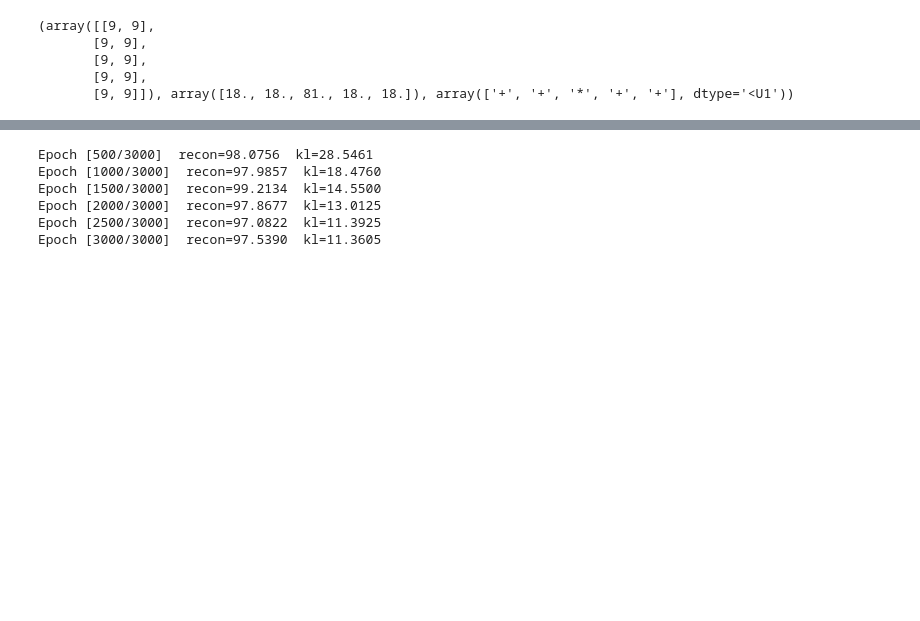
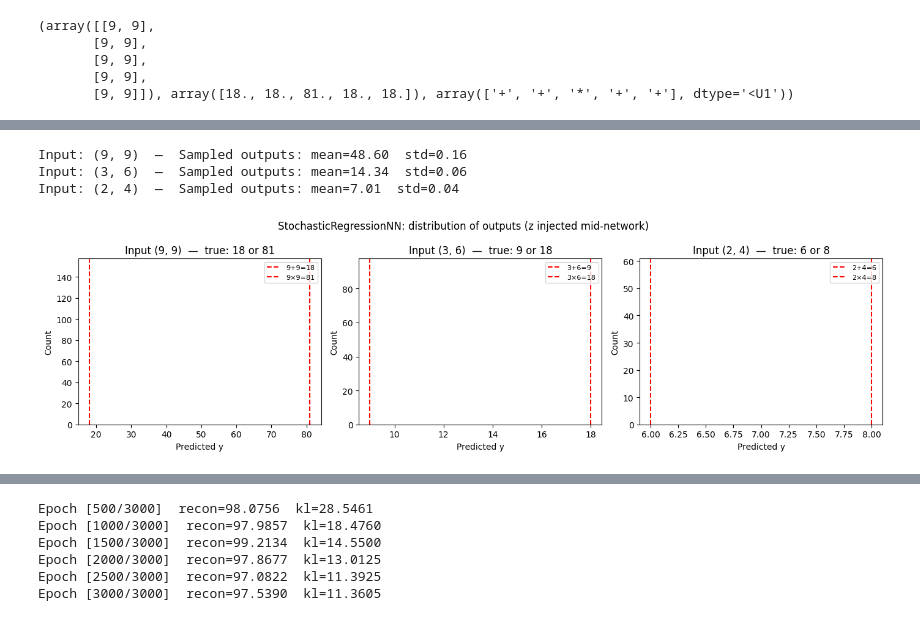
Before and after one commit to yassine2331/CBMC, a Jupyter notebook: notebooks/random_experiment.ipynb, the cells around one changed output, grey strips where cells are left out. Cells and saved outputs as stored; diff of their text form; code cells hidden in the pictures; blank space fills up the shorter version.

```diff
--- a/notebooks/random_experiment.ipynb
+++ b/notebooks/random_experiment.ipynb
@@ -79,0 +108,4 @@ class StochasticRegressionNN(nn.Module):
+# %%
+# Train StochasticRegressionNN with plain MSE — z is sampled inside the model
+model_srnn = StochasticRegressionNN()
+train(model_srnn, X_train, y_train, n_epochs=200, learning_rate=0.001)
@@ -79,0 +115,37 @@ class StochasticRegressionNN(nn.Module):
+# %%
+device = get_device()
+model_srnn.eval()
+
+test_pairs = [(9, 9), (3, 6), (2, 4)]
+
+fig, axes = plt.subplots(1, len(test_pairs), figsize=(14, 4))
+
+with torch.no_grad():
+    for ax, (a, b) in zip(axes, test_pairs):
+        x_in = torch.tensor([[float(a), float(b)]]).to(device).expand(1000, -1)
+        # each forward call draws a fresh z ~ N(0,I) inside the model
+        samples = model_srnn(x_in).squeeze().cpu().numpy()
+
+        ax.hist(samples, bins=50, color='steelblue', edgecolor='white')
+        ax.set_title(f'Input ({a}, {b})  —  true: {a+b} or {a*b}')
+        ax.set_xlabel('Predicted y')
+        ax.set_ylabel('Count')
+        for v, label in [(a+b, f'{a}+{b}={a+b}'), (a*b, f'{a}×{b}={a*b}')]:
+            ax.axvline(v, color='red', linestyle='--', linewidth=1.5, label=label)
+        ax.legend(fontsize=8)
+
+
+#printing hte mean and hte std of the sampled outputs for each test input
+with torch.no_grad():
+     for a, b in test_pairs:
+         x_in = torch.tensor([[float(a), float(b)]]).to(device).expand(1000, -1)
+         samples = model_srnn(x_in).squeeze().cpu().numpy()
+         print(f'Input: ({a}, {b})  —  Sampled outputs: mean={samples.mean():.2f}  std={samples.std():.2f}')
+plt.suptitle('StochasticRegressionNN: distribution of outputs (z injected mid-network)', fontsize=12)
+plt.tight_layout()
+plt.show()
+# %% [output]
+Input: (9, 9)  —  Sampled outputs: mean=48.60  std=0.16
+Input: (3, 6)  —  Sampled outputs: mean=14.34  std=0.06
+Input: (2, 4)  —  Sampled outputs: mean=7.01  std=0.04
+[figure, added]
```
Also changed, not shown: parts of 4 cells of this notebook, 5 other files.
